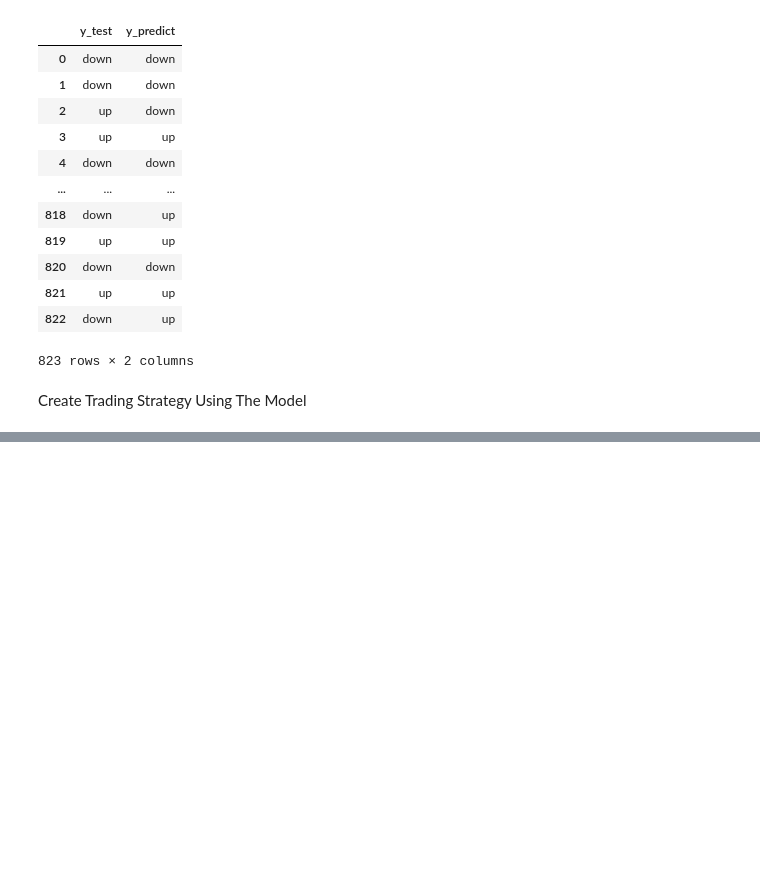
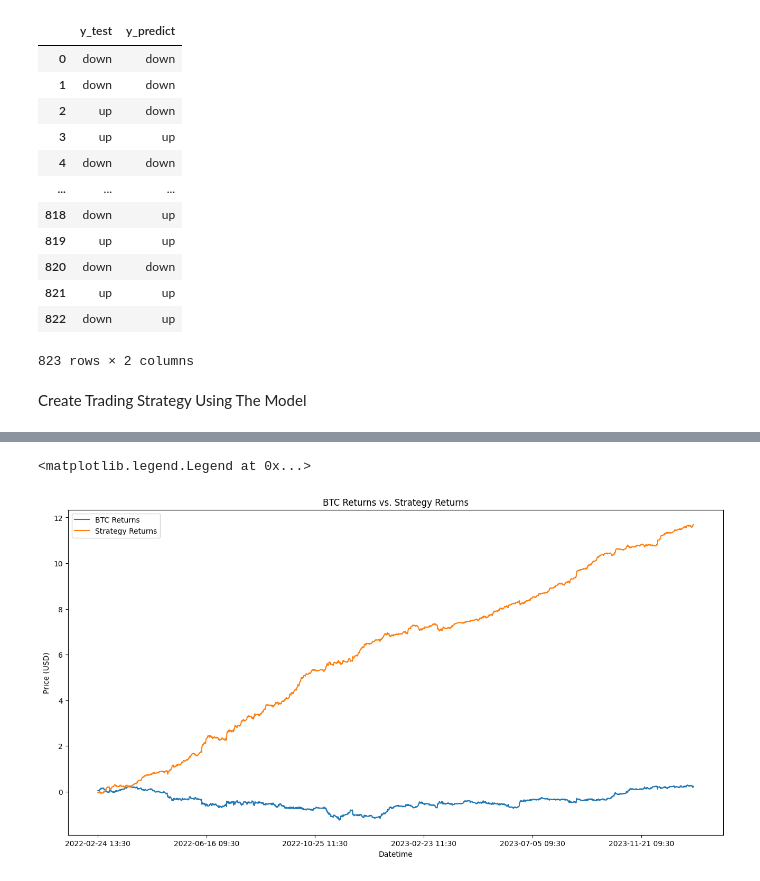
Before and after one commit to KunakornMart/DADS6003, a Jupyter notebook: ML_6610422020_Kunakorn_LogisticRegression.ipynb, the cells around one changed output, grey strips where cells are left out. Cells and saved outputs as stored; diff of their text form; code cells hidden in the pictures; blank space fills up the shorter version.

```diff
--- a/ML_6610422020_Kunakorn_LogisticRegression.ipynb
+++ b/ML_6610422020_Kunakorn_LogisticRegression.ipynb
@@ -423,3 +441,22 @@ fig_cum.add_trace(go.Scatter(x=df_trade["Datetime"],y=Cumulative_Strategy_return
 fig_cum.update_layout(title=dict(text='BTC Returns vs. Strategy Returns', x=0.5,),xaxis_title="Datetime",yaxis_title='Cumulative Returns')
 # %% [output]
 [interactive output not drawn]
+# %%
+#Plot Trading Strategy โดยใช้ Matplotlib
+
+df_trades = pd.DataFrame()
+df_trades['Cum_BTC'] = Cumulative_BTC_returns
+df_trades['Cum_Stg'] = Cumulative_Strategy_returns
+df_trades['Datetime'] = df_trade['Datetime']
+df_trades.set_index(['Datetime'],inplace=True)
+
+plt.figure(figsize=(16, 8))
+df_trades['Cum_BTC'].plot(label='BTC Returns')
+df_trades['Cum_Stg'].plot(label='Strategy Returns')
+plt.title('BTC Returns vs. Strategy Returns')
+plt.xlabel('Datetime')
+plt.ylabel('Price (USD)')
+plt.legend()
+# %% [output]
+<matplotlib.legend.Legend at 0x...>
+[figure, added]
```
Also changed, not shown: parts of 4 cells of this notebook.
